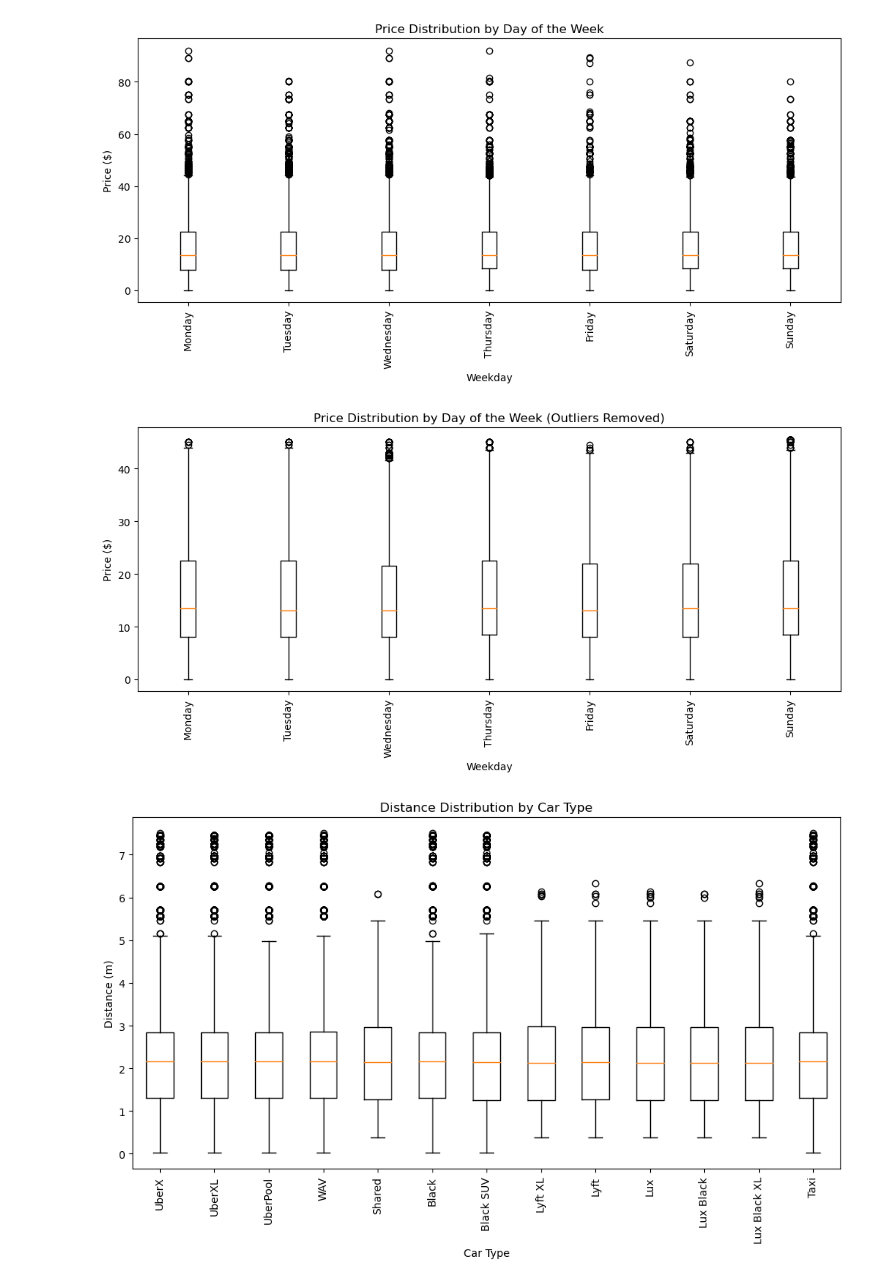
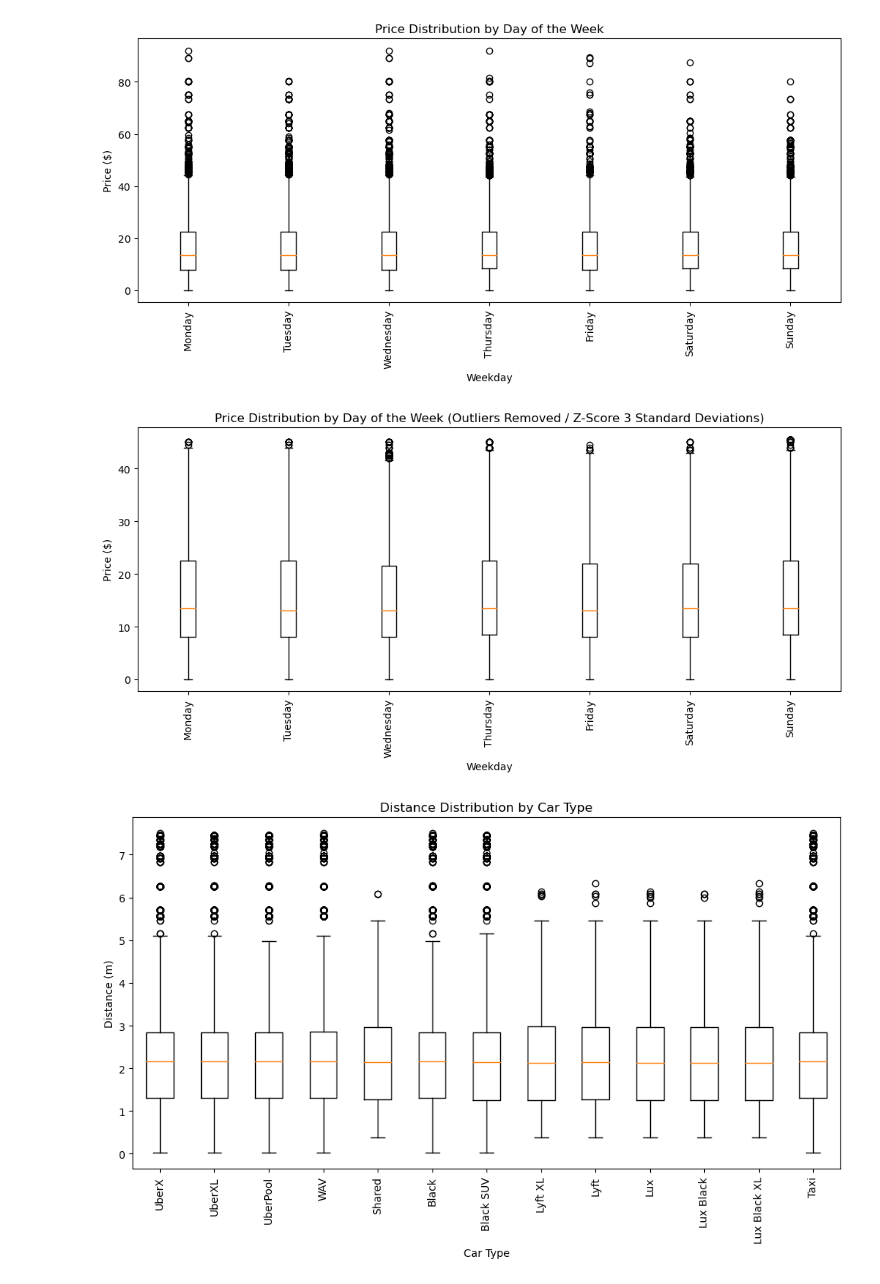
Before and after one commit to marnaji/Project-1, a Jupyter notebook: main.ipynb, the cells around one changed output. Cells and saved outputs as stored; diff of their text form; code cells hidden in the pictures.

```diff
--- a/main.ipynb
+++ b/main.ipynb
@@ -357,3 +343,43 @@ plt.plot(mean_distances, trend_line, color='r')
 plt.show()
 # %% [output]
 [figure]
+# %%
+from scipy import stats
+
+# MIKE - calculate: MEAN, MEDIAN, MODE, VARIANCE, STANDARD DEVIATION
+# Unique car types
+unique_car_types = ['UberX', 'UberXL', 'UberPool', 'WAV', 'Shared', 'Black', 'Black SUV', 'Lyft XL', 'Lyft', 'Lux', 'Lux Black', 'Lux Black XL', 'Taxi']
+
+# Calculate the values for each ride type
+results = {}
+for car_type in unique_car_types:
+    # Filter the dataframe by ride type
+    filtered_df = final_df[final_df['Ride_Type'] == car_type]
+
+    # Calculate mean
+    mean = np.mean(filtered_df['Price($)'])
+
+    # Calculate median
+    median = np.median(filtered_df['Price($)'])
+
+    # Calculate mode
+    mode = stats.mode(filtered_df['Price($)'])
+
+    # Calculate variance
+    variance = np.var(filtered_df['Price($)'])
+
+    # Calculate standard deviation
+    std_dev = np.std(filtered_df['Price($)'])
+
+    # Store the results
+    results[car_type] = {'Mean': mean, 'Median': median, 'Mode': mode.mode[0], 'Variance': variance, 'Standard Deviation': std_dev}
+
+# Print the results
+for car_type, stats in results.items():
+    print(f"Ride Type: {car_type}")
+    print(f"Mean: {stats['Mean']}")
+    print(f"Median: {stats['Median']}")
+    print(f"Mode: {stats['Mode']}")
+    print(f"Variance: {stats['Variance']}")
+    print(f"Standard Deviation: {stats['Standard Deviation']}")
+    print()
@@ -621,35 +771,35 @@ weekday_order = ['Monday', 'Tuesday', 'Wednesday', 'Thursday', 'Friday', 'Saturd
 final_df['Weekday'] = pd.Categorical(final_df['Weekday'], categories=weekday_order, ordered=True)
 
 # Reference each unique day of the week
 unique_weekdays = final_df['Weekday'].unique()
 
 # Create box-and-whisker plot for each unique day of the week
 plt.figure(figsize=(12, 6))  # Adjust the figure size to be wider (12 units wide, 6 units tall)
 
 # Adjust spacing between boxplots
 plt.subplots_adjust(left=0.1, right=0.9, top=0.9, bottom=0.3)
 
 for i, weekday in enumerate(unique_weekdays):
     prices = final_df.loc[final_df['Weekday'] == weekday, 'Price($)']
 
     # Calculate Z-score for each price
     z_scores = (prices - np.mean(prices)) / np.std(prices)
 
     # Set threshold for outliers (e.g., Z-score > 3 or Z-score < -3)
     threshold = 3
 
     # Remove outliers based on the Z-score method
     filtered_prices = prices[(z_scores <= threshold) & (z_scores >= -threshold)]
 
     plt.boxplot(filtered_prices, positions=[i])
 
-plt.title('Price Distribution by Day of the Week (Outliers Removed)')
+plt.title('Price Distribution by Day of the Week (Outliers Removed / Z-Score 3 Standard Deviations)')
 plt.xlabel('Weekday')
 plt.ylabel('Price ($)')
 plt.xticks(range(len(unique_weekdays)), unique_weekdays, rotation=90)
 plt.show()
 # %% [output]
-[figure, old version]
+[figure, new version]
 # %%
 # MIKE
 # Step 1: Reference each unique car type
```
Also changed, not shown: parts of 6 cells of this notebook.
